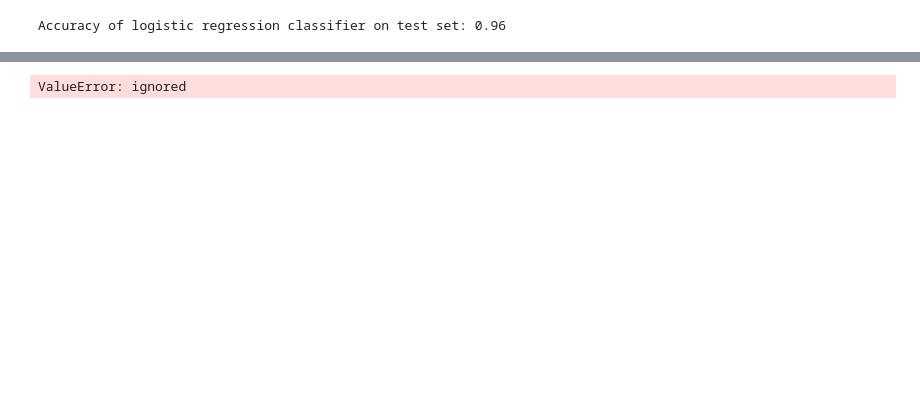
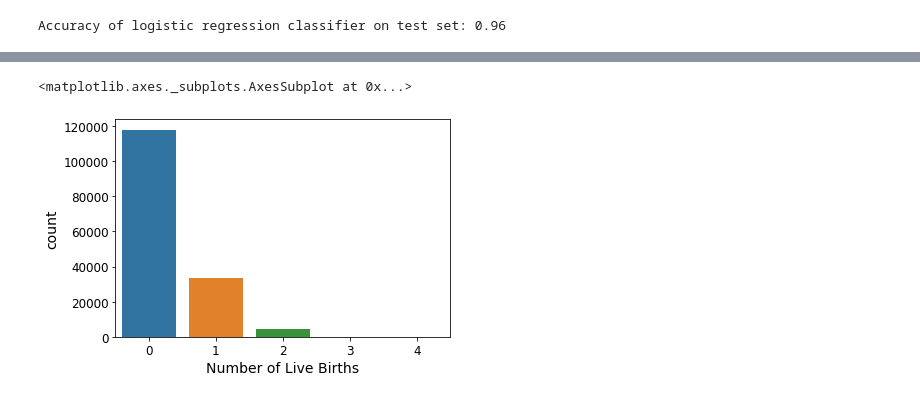
Before and after one commit to ecdison/Group9_MachineLearningHC, a Jupyter notebook: Copy_of_HCTech.ipynb, the cells around one changed output, grey strips where cells are left out. Saved outputs shown, nothing was run; the diff lists cells and outputs as text; code cells hidden in the pictures; blank space fills up the shorter version.

```diff
--- a/Copy_of_HCTech.ipynb
+++ b/Copy_of_HCTech.ipynb
@@ -278,0 +290,6 @@ sns.heatmap(mod_df.corr(), annot=True, linewidths=.5, ax=ax)
+# %%
+# Add a new column named 'LiveBirth'
+mod_df['LiveBirth'] = [1 if x >= 1 else 0 for x in mod_df['Total number of live births - conceived through IVF']]
+
+# Print the DataFrame
+print(mod_df['LiveBirth'].value_counts())
@@ -349,19 +417,6 @@ weighted avg       0.96      0.96      0.96     31205
-# %%
-logit_roc_auc = roc_auc_score(y_test, logreg.predict(X_test))
-fpr, tpr, thresholds = roc_curve(y_test, logreg.predict_proba(X_test)[:,1])
-plt.figure()
-plt.plot(fpr, tpr, label='Logistic Regression (area = %0.2f)' % logit_roc_auc)
-plt.plot([0, 1], [0, 1],'r--')
-plt.xlim([0.0, 1.0])
-plt.ylim([0.0, 1.05])
-plt.xlabel('False Positive Rate')
-plt.ylabel('True Positive Rate')
-plt.title('Receiver operating characteristic')
-plt.legend(loc="lower right")
-plt.savefig('Log_ROC')
-plt.show()
-# %% [output]
-ValueError: ignored
 # %%
-sns.countplot(x='Total number of live births - conceived through IVF', data=mod_df)
+sns.countplot(x='Number of Live Births', data=mod_df)
+# %% [output]
+<matplotlib.axes._subplots.AxesSubplot at 0x...>
+[figure, added]
 # %%
```
Also changed, not shown: parts of 28 cells of this notebook.
